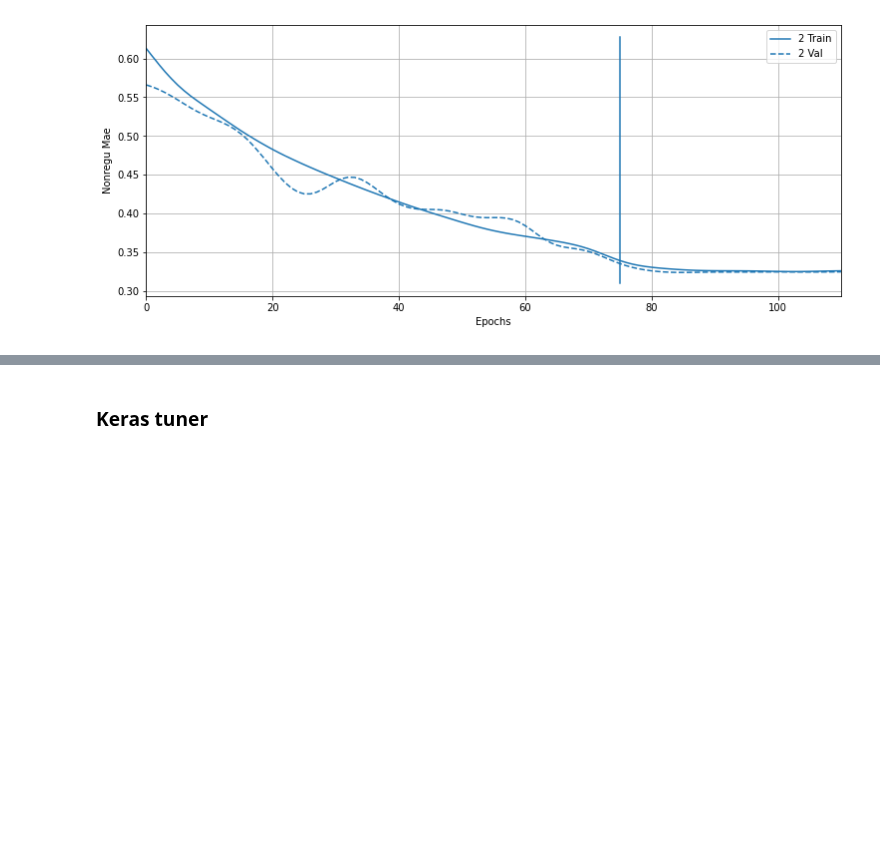
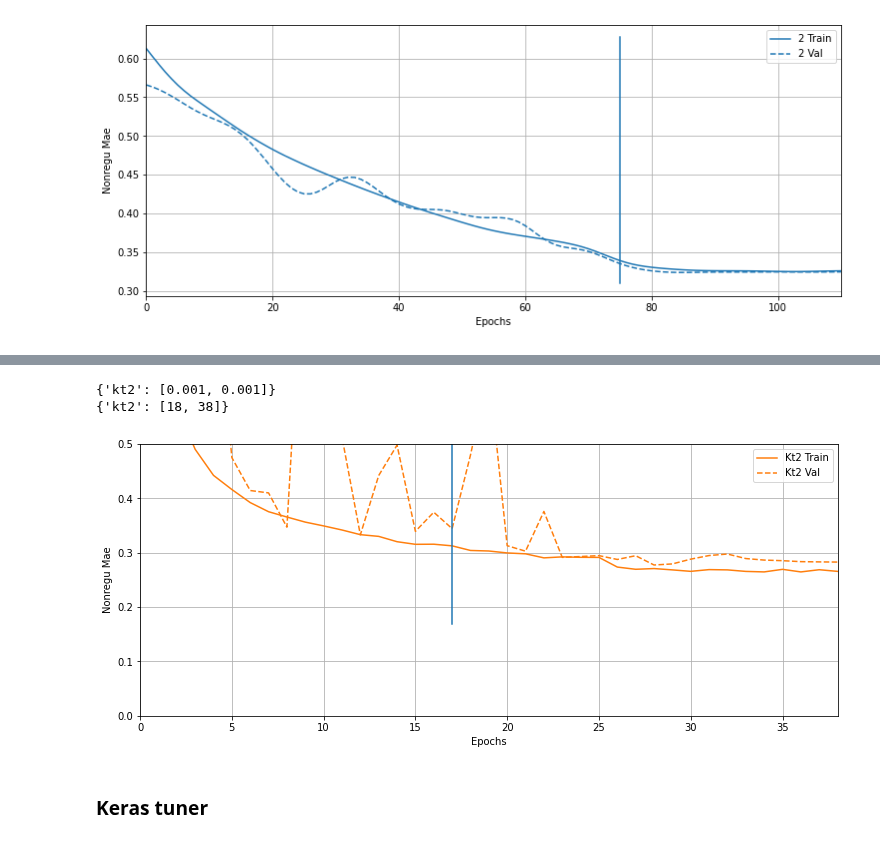
Before and after one commit to LapTQ/IT3910E_facial_beauty_pediction, a Jupyter notebook: facial_beauty_perception.ipynb, the cells around one changed output, grey strips where cells are left out. Saved outputs shown, nothing was run; the diff lists cells and outputs as text; code cells hidden in the pictures; blank space fills up the shorter version.

```diff
--- a/facial_beauty_perception.ipynb
+++ b/facial_beauty_perception.ipynb
@@ -370,7 +371,7 @@ Successfully installed tensorflow-docs-0.0.0.dev0
 # %%
 ############################### handle trường hợp tiny data
 
-def train_model(name, optimizer, max_epochs, reduce_lr_patience, early_stop_patience, checkpoint_name, monitor='val_nonregu_mse'):
+def train_model(name, optimizer, max_epochs, reduce_lr_patience, early_stop_patience, checkpoint_name, monitor='val_nonregu_mae'):
 
     print(name)
 
@@ -399,8 +400,8 @@ def train_model(name, optimizer, max_epochs, reduce_lr_patience, early_stop_pati
 
         models[name].compile(
             optimizer=optimizer,
-            loss=tf.keras.losses.MeanSquaredError(),
-            metrics=[tf.keras.metrics.MeanSquaredError(name='nonregu_mse')]
+            loss=tf.keras.losses.MeanAbsoluteError(),
+            metrics=[tf.keras.metrics.MeanAbsoluteError(name='nonregu_mae')]
         )
 
         histories[name] = models[name].fit(
@@ -434,14 +435,14 @@ def train_model(name, optimizer, max_epochs, reduce_lr_patience, early_stop_pati
         histories[name].epoch += cont_history.epoch
         histories[name].history['loss'] += cont_history.history['loss']
         histories[name].history['val_loss'] += cont_history.history['val_loss']
-        histories[name].history['nonregu_mse'] += cont_history.history['nonregu_mse']
-        histories[name].history['val_nonregu_mse'] += cont_history.history['val_nonregu_mse']
+        histories[name].history['nonregu_mae'] += cont_history.history['nonregu_mae']
+        histories[name].history['val_nonregu_mae'] += cont_history.history['val_nonregu_mae']
 
     return name
 
 
 plotter = tfdocs.plots.HistoryPlotter(
-    metric = 'nonregu_mse',
+    metric = 'nonregu_mae',
     # smoothing_std=10
 )
 # %%
@@ -695,18 +752,22 @@ Epoch 00021: early stopping
 # %%
 plt.figure(figsize=(12.5, 5))
 plotter.plot(histories)
 epoch_set = set()
 for name in epoch_record.keys():
     epoch_set.update(set(epoch_record[name]))
 epoch_set = sorted(list(epoch_set))
 for i in range(len(epoch_set) - 1):
     plt.plot([epoch_set[i] - 1, epoch_set[i] - 1], plt.ylim())
 # a = plt.xscale('log')
 # plt.xlim([140, 170])
-# plt.ylim([0.00665, 0.006725])
+plt.ylim([0, 0.5])
 plt.xlabel('Epochs')
 print(lr_record)
 print(epoch_record)
+# %% [output]
+{'kt2': [0.001, 0.001]}
+{'kt2': [18, 38]}
+[figure, added]
 # %% [markdown]
 ### Keras tuner
 # %%
```
Also changed, not shown: parts of 7 cells of this notebook.
